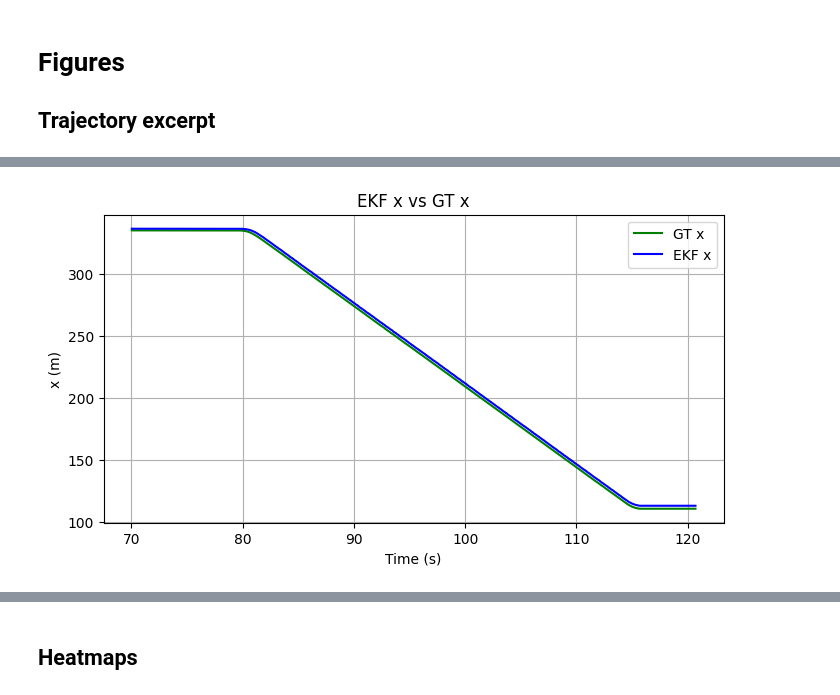
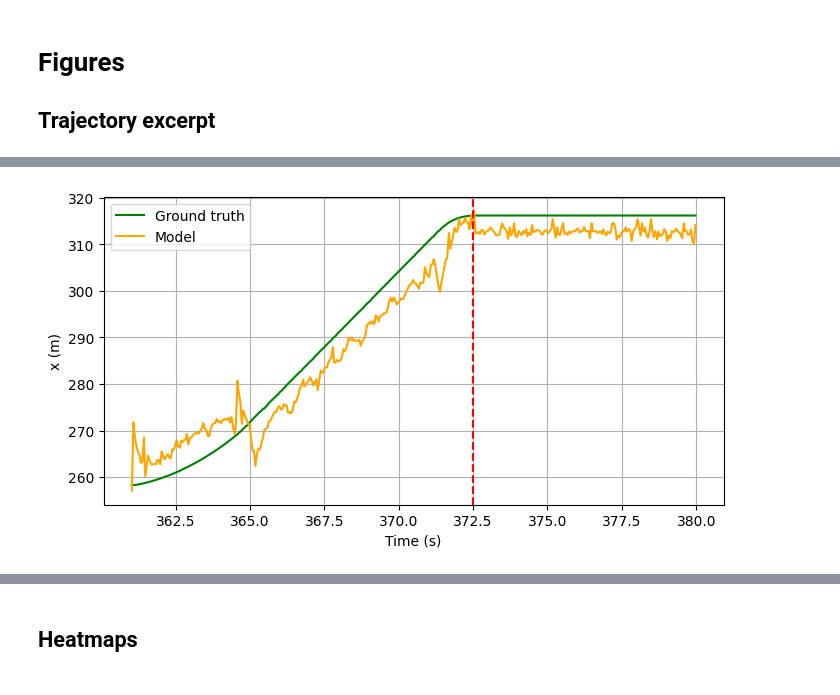
Before and after one commit to Henrique-BO/CarAware, a Jupyter notebook: notebooks/trajectories.ipynb, the cells around one changed output, grey strips where cells are left out. Drawn from its saved outputs; the diff is of its cells as text; code cells hidden in the pictures.

```diff
--- a/notebooks/trajectories.ipynb
+++ b/notebooks/trajectories.ipynb
@@ -101,11 +169,20 @@ plt.show()
 # %%
 # Plot errors over time
+def masked_time_error(df):
+    m = mask(df)
+    t = df['time'].copy()
+    e = df['error'].copy()
+    t[~m] = np.nan
+    e[~m] = np.nan
+    return t, e
+
 plt.figure(figsize=(10, 6))
-t = gt_25['time'][mask]
-error_EKF = EKF_25['error'][mask]
-error_model = model_25['error'][mask]
-plt.plot(t, error_EKF, label=f"EKF (Mean={error_EKF.mean():.2f}m)", color='blue')
-plt.plot(t, error_model, label=f"Model (Mean={error_model.mean():.2f}m)", color='orange')
+t_ekf, error_ekf = masked_time_error(EKF_25)
+t_model, error_model = masked_time_error(model_25)
+plt.plot(t_ekf, error_ekf, label=f"EKF (Mean={error_ekf.mean():.2f}m)", color='blue')
+plt.plot(t_model, error_model, label=f"Model (Mean={error_model.mean():.2f}m)", color='orange')
+# Vertical red dotted line at t=372.5
+plt.axvline(x=372.5, color='red', linestyle='--')
 plt.xlabel('Time (s)')
 plt.ylabel('Error (m)')
 plt.title('Prediction error over time')
@@ -117,19 +194,37 @@ plt.show()
 # %%
 # Plot 1: EKF_x vs GT_x
+def masked_time_val(df, col):
+    m = mask(df)
+    t = df['time'].copy()
+    v = df[col].copy()
+    t[~m] = np.nan
+    v[~m] = np.nan
+    return t, v
+
 plt.figure(figsize=(8, 4))
-plt.plot(gt_25['time'][mask], gt_25['x'][mask], label='GT x', color='green')
-plt.plot(EKF_25['time'][mask], EKF_25['x'][mask], label='EKF x', color='blue')
+t_gt, x_gt = masked_time_val(gt_25, 'x')
+t_ekf, x_ekf = masked_time_val(EKF_25, 'x')
+t_model, x_model = masked_time_val(model_25, 'x')
+plt.plot(t_gt, x_gt, label='Ground truth', color='green')
+# plt.plot(t_ekf, x_ekf, label='EKF x', color='blue')
+plt.plot(t_model, x_model, label='Model', color='orange')
+plt.axvline(x=372.5, color='red', linestyle='--')
 plt.xlabel('Time (s)')
 plt.ylabel('x (m)')
-plt.title('EKF x vs GT x')
+plt.title('')
 plt.legend()
 plt.grid()
 plt.show()
 
 # Plot 2: EKF_y vs GT_y
 plt.figure(figsize=(8, 4))
-plt.plot(gt_25['time'][mask], gt_25['y'][mask], label='GT y', color='green')
-plt.plot(EKF_25['time'][mask], EKF_25['y'][mask], label='EKF y', color='blue')
+t_gt, y_gt = masked_time_val(gt_25, 'y')
+t_ekf, y_ekf = masked_time_val(EKF_25, 'y')
+t_model, y_model = masked_time_val(model_25, 'y')
+plt.plot(t_gt, y_gt, label='GT y', color='green')
+plt.plot(t_ekf, y_ekf, label='EKF y', color='blue')
+plt.plot(t_model, y_model, label='Model y', color='orange')
+plt.axvline(x=372.5, color='red', linestyle='--')
 plt.xlabel('Time (s)')
 plt.ylabel('y (m)')
 plt.title('EKF y vs GT y')
@@ -138,10 +233,19 @@ plt.grid()
 plt.show()
 
 # Plot 3: acc_{x,y,z}
+def masked_time_val_traj(col):
+    m = mask(trajectories_25)
+    t = trajectories_25['time'].copy()
+    v = trajectories_25[col].copy()
+    t[~m] = np.nan
+    v[~m] = np.nan
+    return t, v
+
 plt.figure(figsize=(8, 4))
-plt.plot(trajectories_25['time'][mask], trajectories_25['acc_x'][mask], label='acc_x')
-plt.plot(trajectories_25['time'][mask], trajectories_25['acc_y'][mask], label='acc_y')
-plt.plot(trajectories_25['time'][mask], trajectories_25['acc_z'][mask], label='acc_z')
+for acc, label in zip(['acc_x', 'acc_y', 'acc_z'], ['$a_x$', '$a_y$', '$a_z$']):
+    t, v = masked_time_val_traj(acc)
+    plt.plot(t, v, label=label)
+plt.axvline(x=372.5, color='red', linestyle='--')
 plt.xlabel('Time (s)')
 plt.ylabel('Acceleration (m/s²)')
 plt.title('Accelerometer')
@@ -151,44 +255,51 @@ plt.show()
 
 # Plot 4: gyro_{x,y,z}
 plt.figure(figsize=(8, 4))
-plt.plot(trajectories_25['time'][mask], trajectories_25['gyro_x'][mask], label='gyro_x')
-plt.plot(trajectories_25['time'][mask], trajectories_25['gyro_y'][mask], label='gyro_y')
-plt.plot(trajectories_25['time'][mask], trajectories_25['gyro_z'][mask], label='gyro_z')
+for gyro, label in zip(['gyro_x', 'gyro_y', 'gyro_z'], ['$\\omega_x$', '$\\omega_y$', '$\\omega_z$']):
+    t, v = masked_time_val_traj(gyro)
+    plt.plot(t, v, label=label)
+plt.axvline(x=372.5, color='red', linestyle='--')
 plt.xlabel('Time (s)')
-plt.ylabel('Gyro (rad/s)')
+plt.ylabel('Gyro measurement (rad/s)')
 plt.title('Gyroscope')
 plt.legend()
 plt.grid()
 plt.show()
 
 # Plot 5: Yaw
 plt.figure(figsize=(8, 4))
-plt.plot(trajectories_25['time'][mask], trajectories_25['yaw'][mask], label='Yaw')
+t, yaw = masked_time_val_traj('yaw')
+plt.plot(t, yaw, label='Yaw')
+plt.axvline(x=372.5, color='red', linestyle='--')
 plt.xlabel('Time (s)')
 plt.ylabel('Yaw (deg)')
 plt.title('Yaw')
 plt.legend()
 plt.grid()
 plt.show()
 
 # Plot 6: Speed
 plt.figure(figsize=(8, 4))
-plt.plot(trajectories_25['time'][mask], trajectories_25['speed'][mask], label='Speed')
+t, speed = masked_time_val_traj('speed')
+plt.plot(t, speed, label='Speed')
+plt.axvline(x=372.5, color='red', linestyle='--')
 plt.xlabel('Time (s)')
 plt.ylabel('Speed (m/s)')
 plt.title('Speed')
 plt.legend()
 plt.grid()
 plt.show()
 
 # Plot 7: Steering angle
 plt.figure(figsize=(8, 4))
-plt.plot(trajectories_25['time'][mask], trajectories_25['steering_angle'][mask], label='Steering Angle')
+t, steering = masked_time_val_traj('steering_angle')
+plt.plot(t, steering, label='Steering Angle')
+plt.axvline(x=372.5, color='red', linestyle='--')
 plt.xlabel('Time (s)')
 plt.ylabel('Steering Angle (deg)')
 plt.title('Steering Angle')
 plt.legend()
 plt.grid()
 plt.show()
 # %% [output]
-[figure, old version]
+[figure, new version]
```
Also changed, not shown: parts of 24 cells of this notebook, 8 other files.
